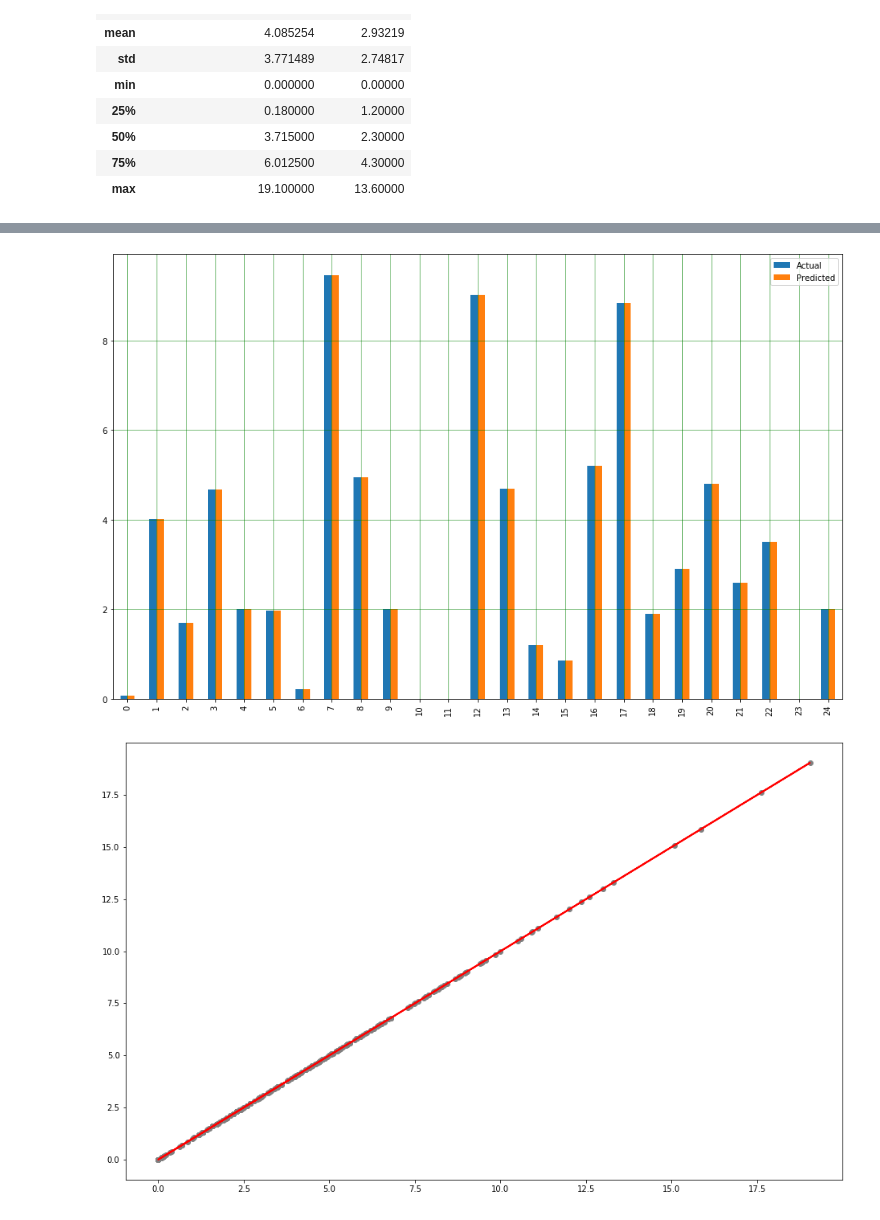
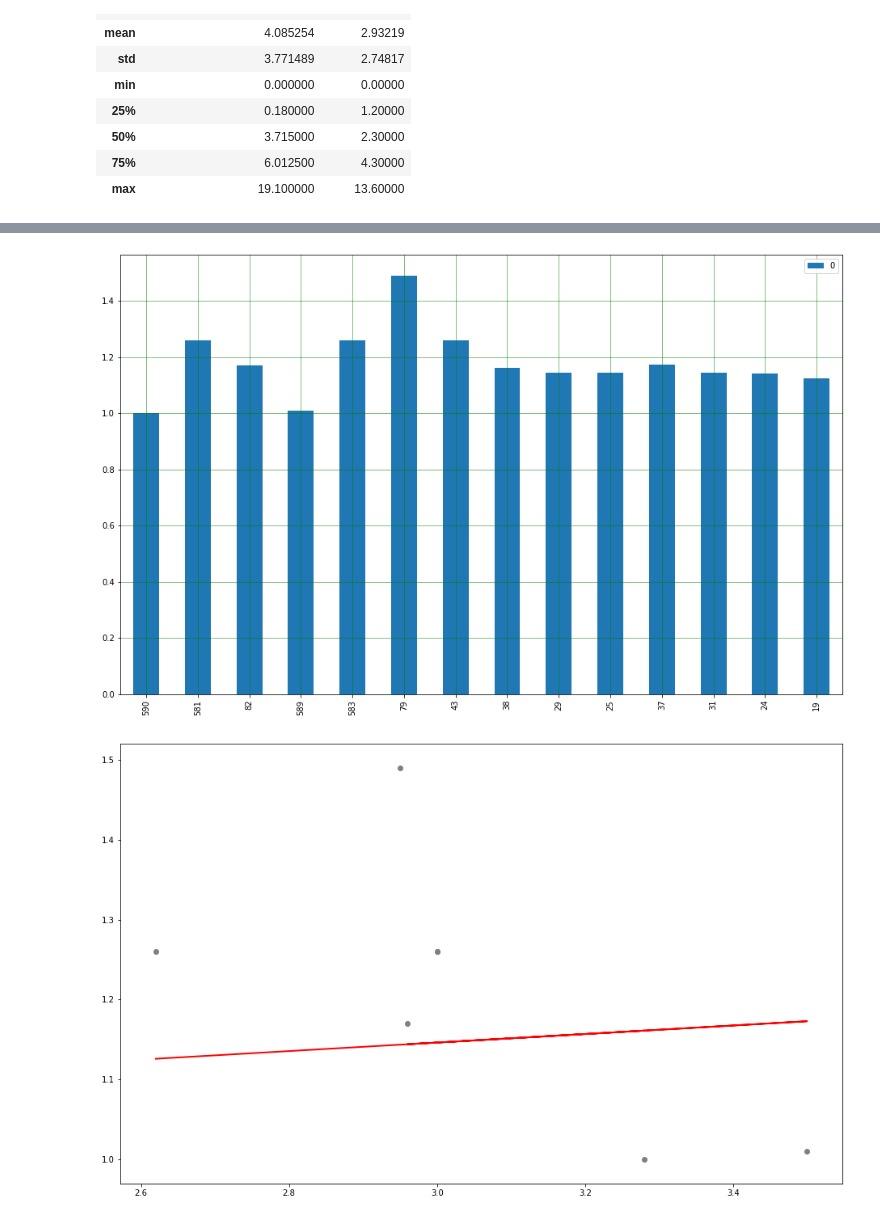
Before and after one commit to francose/FederalfundRate-, a Jupyter notebook: Federal Reserve Interest Rate prediction - Logistics Regression .ipynb, the cells around one changed output, grey strips where cells are left out. Saved outputs shown, nothing was run; the diff lists cells and outputs as text; code cells hidden in the pictures.

```diff
--- a/Federal Reserve Interest Rate prediction - Logistics Regression .ipynb
+++ b/Federal Reserve Interest Rate prediction - Logistics Regression .ipynb
@@ -356,43 +435,59 @@ data
 # %%
-        X = data[:].values.reshape(-1,1)
-        y = data[:].values.reshape(-1,1)
+
+        FR = data["Effective Federal Funds Rate"]
+        thrshold = [FR[i] for i in range(len(FR)) if i > 1.5 ]
+        filteredData = list(filter(lambda x: x != 0,thrshold))
+        newDF = pd.DataFrame(filteredData)
+        above = newDF > 1.5
+        below = newDF < 1.5
 
 
-        X_train, X_test, y_train, y_test = train_test_split(X, y, test_size=0.2, random_state=0)
+        X = newDF[above].dropna()[:35]
+        y = newDF[below].dropna()[:35]
+
+
+
+        X_train, X_test, y_train, y_test = train_test_split(X, y, test_size=.2, random_state=0)
 
         reg = LinearRegression()
         reg.fit(X_train, y_train)
 
 
         #Calculating the coefficient for the data set, so define and retriving our slope
         #and the intercept:
         coeff_df = pd.DataFrame([{"Coefficient":reg.coef_[0][0], "Intercept":reg.intercept_[0]}])
 
 
 
         y_pred = reg.predict(X_test)
-        y_pred = reg.intercept_ + np.sum(reg.coef_ * X_test, axis=1)
+        y_pred = reg.intercept_ + np.sum( reg.coef_ * X_test, axis=1)
 
 
-        df = pd.DataFrame({'Actual': y_test.flatten(), 'Predicted': y_pred.flatten()})
-        df1 = df.head(25)
+#         df = pd.DataFrame({'Actual': y_test.flatten(), 'Predicted': y_pred.flatten()})
+#         df1 = df.head(25)
+
+
+        actual = pd.DataFrame(y_test)
+        predicted = pd.DataFrame(y_pred)
+        frames = [actual,predicted]
+        result = pd.concat(frames, axis=0, join='outer', ignore_index=False,)
+        df1 = result
+
 
         df1.plot(kind='bar',figsize=(16,10))
         plt.grid(which='major', linestyle='-', linewidth='0.5', color='green')
         plt.grid(which='minor', linestyle=':', linewidth='0.5', color='black')
         plt.show()
 
-        df2 = df.head(25)
+        df2 = result.head(20)
         fig = plt.subplots(figsize=(16,10))
         plt.scatter(X_test, y_test,  color='gray')
-        plt.plot(X_test, y_pred, color='red', linewidth=2)
+        plt.plot(X_test, predicted, color='red', linewidth=2)
         plt.show()
 
         print('Mean Absolute Error:', metrics.mean_absolute_error(y_test, y_pred))
         print('Mean Squared Error:', metrics.mean_squared_error(y_test, y_pred))
         print('Root Mean Squared Error:', np.sqrt(metrics.mean_squared_error(y_test, y_pred)))
-        print(sm.OLS(y, X).fit().summary())
-        df.head(25)
 # %% [output]
-[figure, old version]
+[figure, new version]
-[figure, old version]
+[figure, new version]
```
Also changed, not shown: parts of 10 cells of this notebook.
